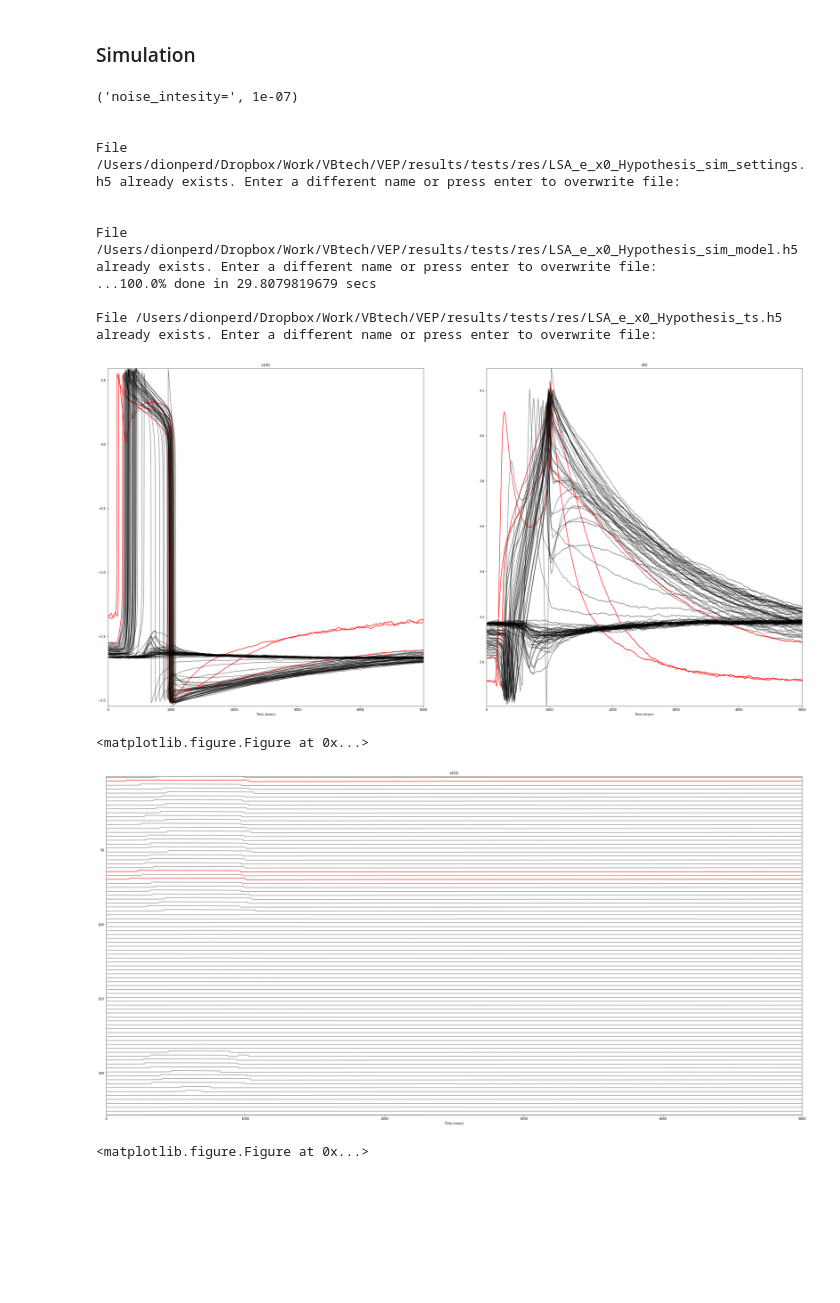
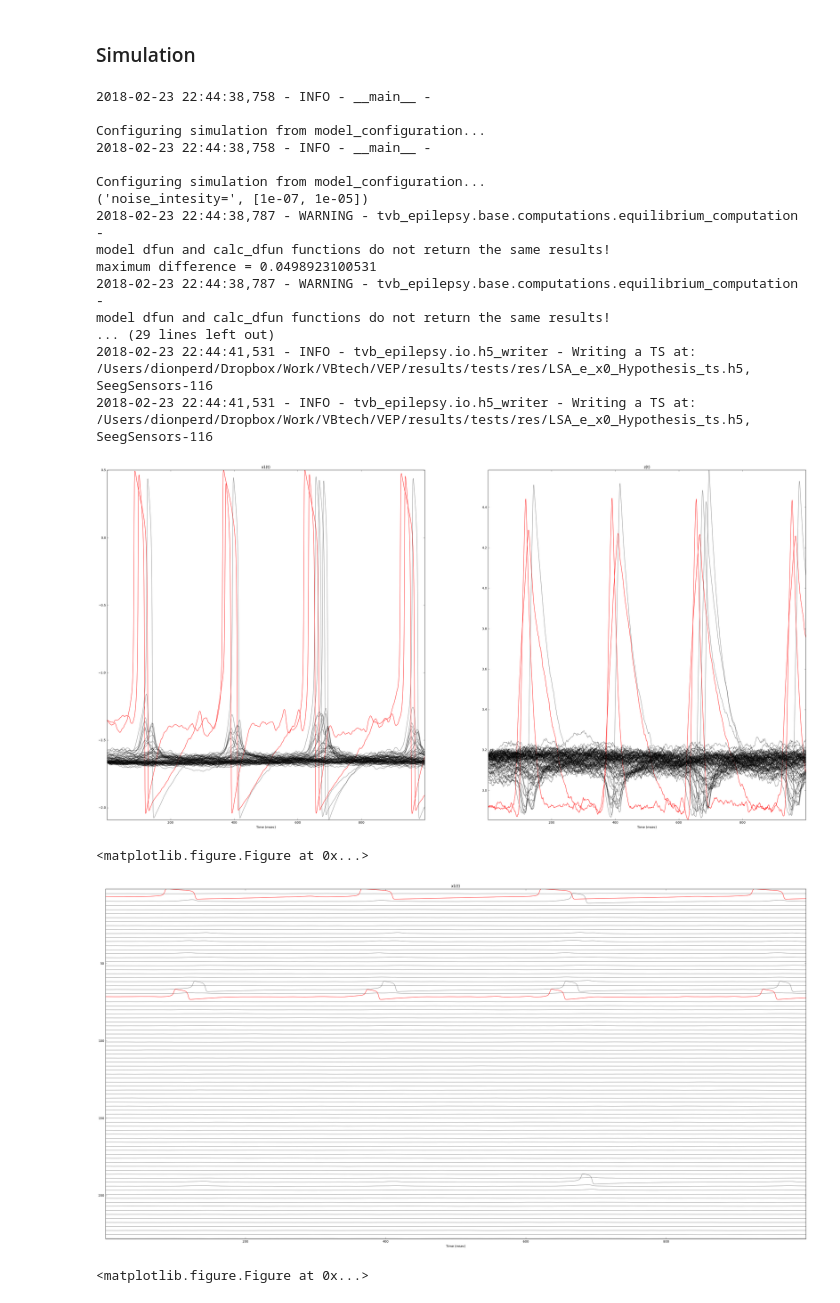
Before and after one commit to the-virtual-brain/tvb-epilepsy, a Jupyter notebook: tvb_epilepsy/top/notebooks/tvb_epilepsy_tutorial.ipynb, the cells around one changed output. Saved outputs shown, nothing was run; the diff lists cells and outputs as text; code cells hidden in the pictures; blank space fills up the shorter version.

```diff
--- a/tvb_epilepsy/top/notebooks/tvb_epilepsy_tutorial.ipynb
+++ b/tvb_epilepsy/top/notebooks/tvb_epilepsy_tutorial.ipynb
@@ -124,13 +141,13 @@ from tvb_epilepsy.base.constants.model_constants import K_DEF
 
 logger.info("\n\nRunning hypothesis: " + hypothesis.name)
 logger.info("\n\nCreating model configuration...")
-K = 10*K_DEF
+K = 6.0*K_DEF
 model_config_builder = ModelConfigurationBuilder(hypothesis.number_of_regions, K=K)
 mcs_file = os.path.join(config.out.FOLDER_RES, hypothesis.name + "_model_config_service.h5")
 writer.write_model_configuration_builder(model_config_builder, mcs_file)
 hypothesis.x0_values[0] = 0.01
 hypothesis.x0_values[1] = 0.01
-hypothesis.e_values[1] = 0.9925
+# hypothesis.e_values[1] = 0.9925
 print(hypothesis.string_regions_disease())
 # Assume all healthy nodes have x0_values = 0.0:
 model_configuration = model_config_builder.build_model_from_hypothesis(hypothesis, head.connectivity.normalized_weights)
@@ -141,7 +158,7 @@ print "x0_max =", np.max(model_configuration.x0)
 mc_path = os.path.join(config.out.FOLDER_RES, hypothesis.name + "_ModelConfig.h5")
 writer.write_model_configuration(model_configuration, mc_path)
 # Plot nullclines and equilibria of model configuration
-plotter.plot_state_space(model_configuration, "6D", head.connectivity.region_labels,
+plotter.plot_state_space(model_configuration, "2D", head.connectivity.region_labels,
                          special_idx=hypothesis.x0_indices + hypothesis.e_indices,
                          figure_name=hypothesis.name + "_StateSpace")
 # %% [output]
@@ -257,15 +280,15 @@ if sim_type == "realistic":
     sim_settings.noise_ntau = 10
 elif sim_type == "fitting":
     model = sim_builder.set_model_name("EpileptorDP2D").generate_model(model_configuration)
-    model.tau0 = 2857.0
+    model.tau0 = 300.0
     model.tau1 = 0.5
-    sim_settings = sim_builder.set_fs(4096.0).set_simulated_period(5000).build_sim_settings()
-    sim_settings.noise_intensity = [0.0, 1e-7]
+    sim_settings = sim_builder.set_fs(2048.0).set_simulated_period(1000).build_sim_settings()
+    sim_settings.noise_intensity = [1e-7, 1e-5]
 elif sim_type == "reduced":
     model = sim_builder.set_model_name("EpileptorDP2D").generate_model(model_configuration)
     model.tau0 = 2857.0
     model.tau1 = 0.5
-    sim_settings = sim_builder.set_fs(4096.0).set_simulated_period(5000).build_sim_settings()
+    sim_settings = sim_builder.set_fs(2048.0).set_simulated_period(5000).build_sim_settings()
     sim_settings.noise_intensity = [0.0, 1e-7]
 elif sim_type == "tvb":
    model = sim_builder.set_model_name("Epileptor").generate_model(model_configuration)
@@ -298,42 +321,49 @@ else:
     logger.info("Time: %s - %s", time[0], time[-1])
     logger.info("Values: %s - %s", tavg_data.min(), tavg_data.max())
     # Variables of interest in a dictionary:
     res_ts = prepare_vois_ts_dict(sim_settings.monitor_expressions, tavg_data)
     res_ts['time'] = time
     res_ts['time_units'] = 'msec'
     # A script to compute lfp, seeg and save results to a file:
     res_ts = compute_seeg_and_write_ts_h5_file(config.out.FOLDER_RES, lsa_hypothesis.name + "_ts.h5",
                                                sim.model, res_ts, output_sampling_time,
                                                sim_settings.simulated_period,
                                                hpf_flag=True, hpf_low=10.0, hpf_high=512.0,
                                                sensors_list=head.sensorsSEEG)
     # Plot results
     if model._ui_name is "EpileptorDP2D":
         spectral_raster_plot = False
         trajectories_plot = True
     else:
         spectral_raster_plot = False # "lfp"
         trajectories_plot = False
     plotter.plot_sim_results(sim.model, lsa_hypothesis.lsa_propagation_indices, res_ts,
                                  head.sensorsSEEG, hpf_flag=True, trajectories_plot=trajectories_plot,
                                  spectral_raster_plot=spectral_raster_plot, log_scale=True)
    # Optionally save results in mat file...
    # from scipy.io import savemat
    # savemat(os.path.join(config.out.FOLDER_RES, lsa_hypothesis.name + "_ts.mat"), res_ts)
    # ...or in .npy file:
    # np.save(os.path.join(config.out.FOLDER_RES, lsa_hypothesis.name + "_ts.npy"), res_ts)
 # %% [output]
-('noise_intesity=', 1e-07)
+2018-02-23 22:44:38,758 - INFO - __main__ -
 
+Configuring simulation from model_configuration...
+2018-02-23 22:44:38,758 - INFO - __main__ -
 
-File /Users/dionperd/Dropbox/Work/VBtech/VEP/results/tests/res/LSA_e_x0_Hypothesis_sim_settings.h5 already exists. Enter a different name or press enter to overwrite file:
-
-
-File /Users/dionperd/Dropbox/Work/VBtech/VEP/results/tests/res/LSA_e_x0_Hypothesis_sim_model.h5 already exists. Enter a different name or press enter to overwrite file:
-...100.0% done in 29.8079819679 secs
-
-File /Users/dionperd/Dropbox/Work/VBtech/VEP/results/tests/res/LSA_e_x0_Hypothesis_ts.h5 already exists. Enter a different name or press enter to overwrite file:
+Configuring simulation from model_configuration...
+('noise_intesity=', [1e-07, 1e-05])
+2018-02-23 22:44:38,787 - WARNING - tvb_epilepsy.base.computations.equilibrium_computation -
+model dfun and calc_dfun functions do not return the same results!
+maximum difference = 0.0498923100531
+2018-02-23 22:44:38,787 - WARNING - tvb_epilepsy.base.computations.equilibrium_computation -
+model dfun and calc_dfun functions do not return the same results!
+... (29 lines left out)
+2018-02-23 22:44:41,531 - INFO - tvb_epilepsy.io.h5_writer - Writing a TS at:
+/Users/dionperd/Dropbox/Work/VBtech/VEP/results/tests/res/LSA_e_x0_Hypothesis_ts.h5, SeegSensors-116
+2018-02-23 22:44:41,531 - INFO - tvb_epilepsy.io.h5_writer - Writing a TS at:
+/Users/dionperd/Dropbox/Work/VBtech/VEP/results/tests/res/LSA_e_x0_Hypothesis_ts.h5, SeegSensors-116
-[figure, old version]
+[figure, new version]
 <matplotlib.figure.Figure at 0x...>
-[figure, old version]
+[figure, new version]
 <matplotlib.figure.Figure at 0x...>
```
Also changed, not shown: parts of 9 cells of this notebook.
